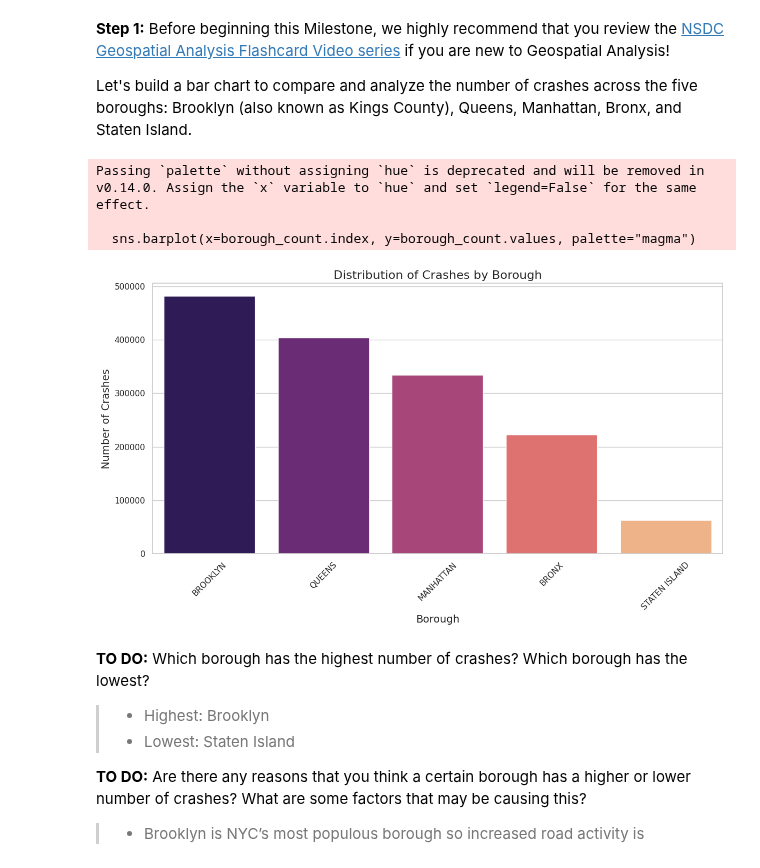
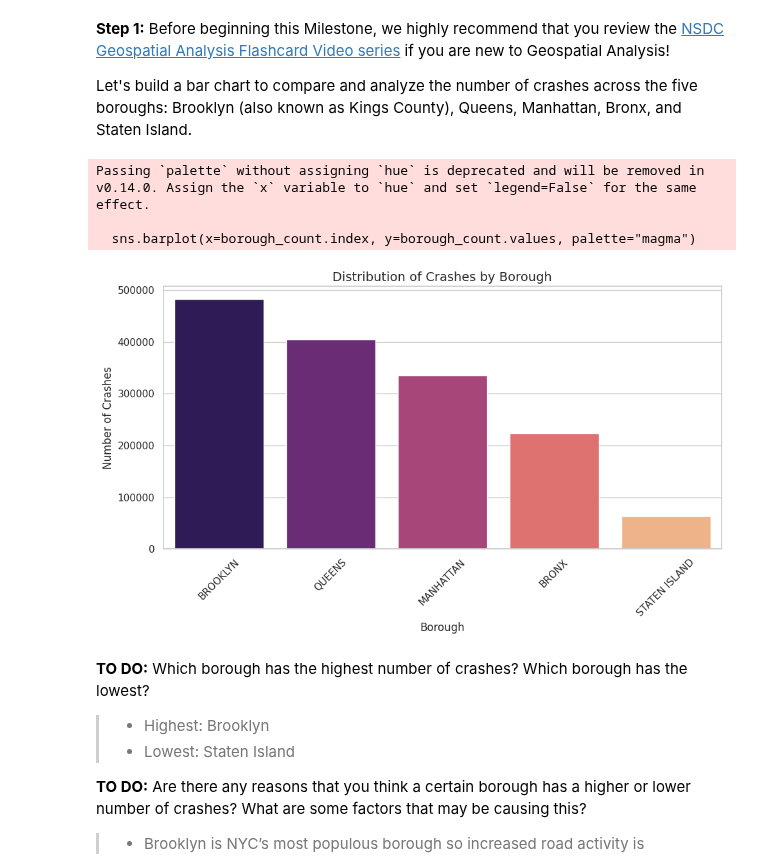
Before and after one commit to chipojaya1/myNEBDHub, a Jupyter notebook: Explorer_TDSP_Chipo_Jaya.ipynb, the cells around one changed output. Cells and saved outputs as stored; diff of their text form; code cells hidden in the pictures.

```diff
--- a/Explorer_TDSP_Chipo_Jaya.ipynb
+++ b/Explorer_TDSP_Chipo_Jaya.ipynb
@@ -390,7 +390,7 @@ import seaborn as sns
 import pandas as pd
 
 # Load the dataset
-file_path = "/content/drive/MyDrive/TDSP Project/Motor_Vehicle_Collisions_-_Crashes_20250521.csv"
+file_path = "/content/drive/MyDrive/TDSP Project/Motor_Vehicle_Collisions_-_Crashes_20250613.csv"
 data = pd.read_csv(file_path)
 
 # Convert 'CRASH DATE' and 'CRASH TIME' to datetime
@@ -515,24 +515,24 @@ Let's build a bar chart to compare and analyze the number of crashes across the
 # %%
 #TODO: Plot a bar chart to compare the number of crashes that occurred in each of the five boroughs.
 # Set style
 sns.set_style("whitegrid")
 
 # Plotting the distribution of crashes by borough
-plt.figure(figsize=(12, 7))
+plt.figure(figsize=(10, 6))
 # Find the count of unique values of BOROUGHS. Hint: Use value_count function.
 borough_count = data['BOROUGH'].value_counts()
 sns.barplot(x=borough_count.index, y=borough_count.values, palette="magma")
-plt.title('Distribution of Crashes by Borough', fontsize=16)
-plt.xlabel('Borough', fontsize=14)
-plt.ylabel('Number of Crashes', fontsize=14)
+plt.title('Distribution of Crashes by Borough', fontsize=14)
+plt.xlabel('Borough', fontsize=12)
+plt.ylabel('Number of Crashes', fontsize=12)
 plt.xticks(rotation=45)
 plt.tight_layout()
 plt.show()
 # %% [output]
 Passing `palette` without assigning `hue` is deprecated and will be removed in v0.14.0. Assign the `x` variable to `hue` and set `legend=False` for the same effect.
 
   sns.barplot(x=borough_count.index, y=borough_count.values, palette="magma")
-[figure, old version]
+[figure, new version]
 # %% [markdown]
 **TO DO:** Which borough has the highest number of crashes? Which borough has the lowest?
 
```
Also changed, not shown: parts of 11 cells of this notebook.
